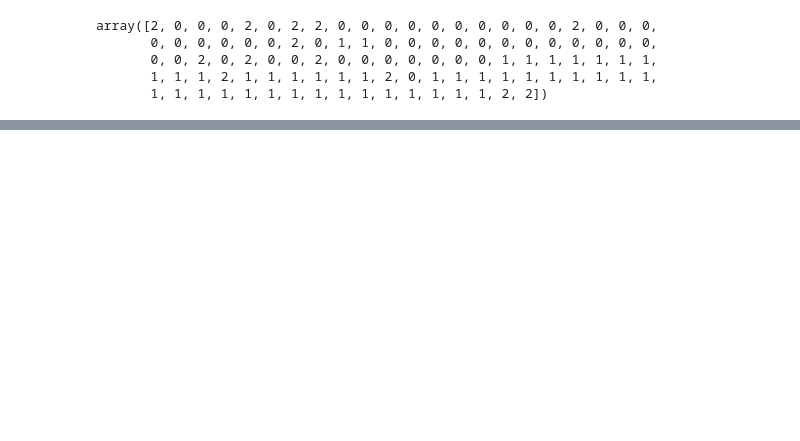
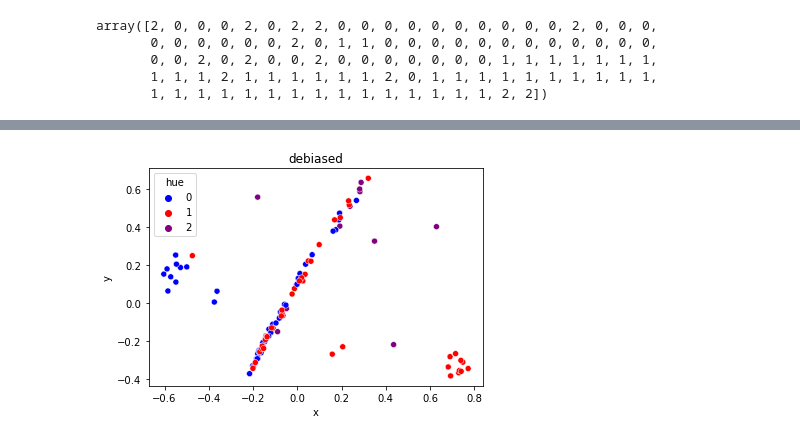
Before and after one commit to thunderock/debiaswe, a Jupyter notebook: graph_debiaswe/experiment.ipynb, the cells around one changed output, grey strips where cells are left out. Saved outputs shown, nothing was run; the diff lists cells and outputs as text; code cells hidden in the pictures; blank space fills up the shorter version.

```diff
--- a/graph_debiaswe/experiment.ipynb
+++ b/graph_debiaswe/experiment.ipynb
@@ -60,0 +85,4 @@ definitional = get_centroids(embs, y)
+# %%
+# equalize words, these words should be equidistant from gender plane, in our case
+# these are most distant pairs of different classes
+equalize = graph_utils.get_farthest_pairs(embs, y, same_class=False, per_class_count=1)
@@ -60,0 +93,3 @@ definitional = get_centroids(embs, y)
+# %%
+emb = debias_wrapper(emb=embs, gender_specific_words=gender_specific_nodes,
+               definitional=defn, equalize=equalize, y=y)
@@ -60,0 +100,4 @@ definitional = get_centroids(embs, y)
+# %%
+plot_embs(emb, y, title="debiased")
+# %% [output]
+[figure, added]
```
Also changed, not shown: parts of 8 cells of this notebook, 4 other files.
